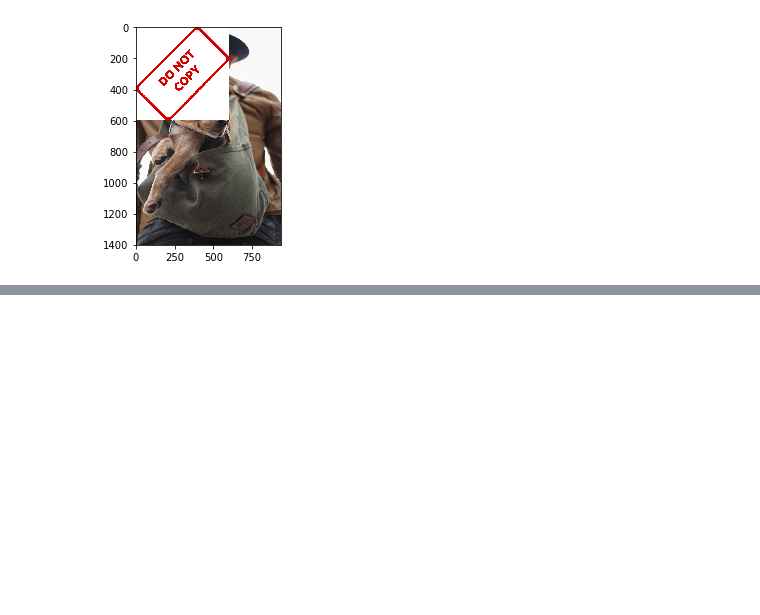
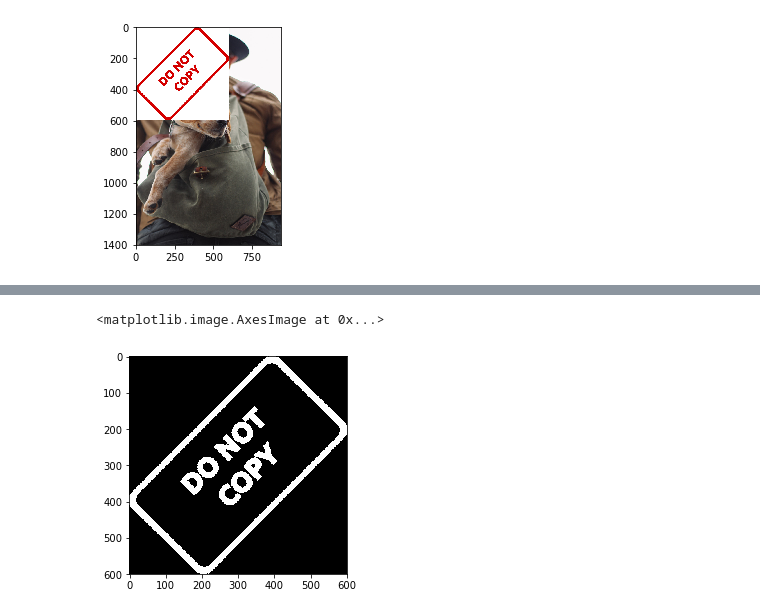
Before and after one commit to ujjwaltyagi2000/computer-vision-basics, a Jupyter notebook: image-processing-basics/blending-pasting-images.ipynb, the cells around one changed output, grey strips where cells are left out. Saved outputs shown, nothing was run; the diff lists cells and outputs as text; code cells hidden in the pictures; blank space fills up the shorter version.

```diff
--- a/image-processing-basics/blending-pasting-images.ipynb
+++ b/image-processing-basics/blending-pasting-images.ipynb
@@ -107,0 +168,2 @@ plt.imshow(large_img)
+# %%
+white_background=np.full(small_img.shape,255,dtype=np.uint8)
@@ -107,0 +174,7 @@ plt.imshow(large_img)
+# %%
+bg = cv2.bitwise_or(white_background,white_background,mask=mask_inv)
+# %%
+plt.imshow(bg)
+# %% [output]
+<matplotlib.image.AxesImage at 0x...>
+[figure, added]
```
Also changed, not shown: parts of 27 cells of this notebook.
